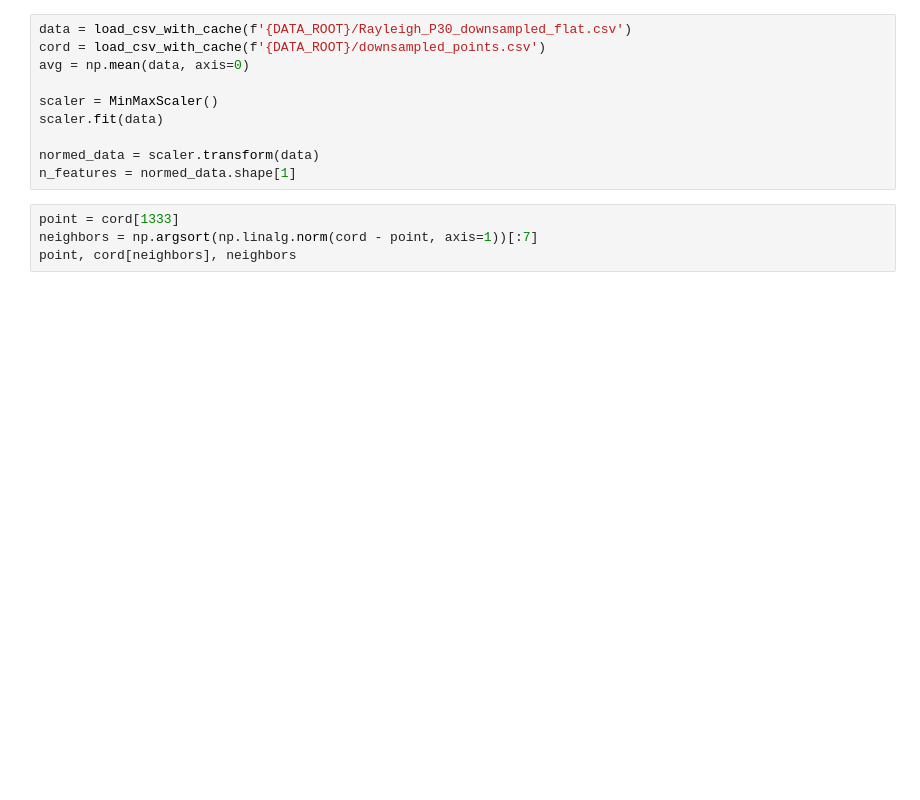
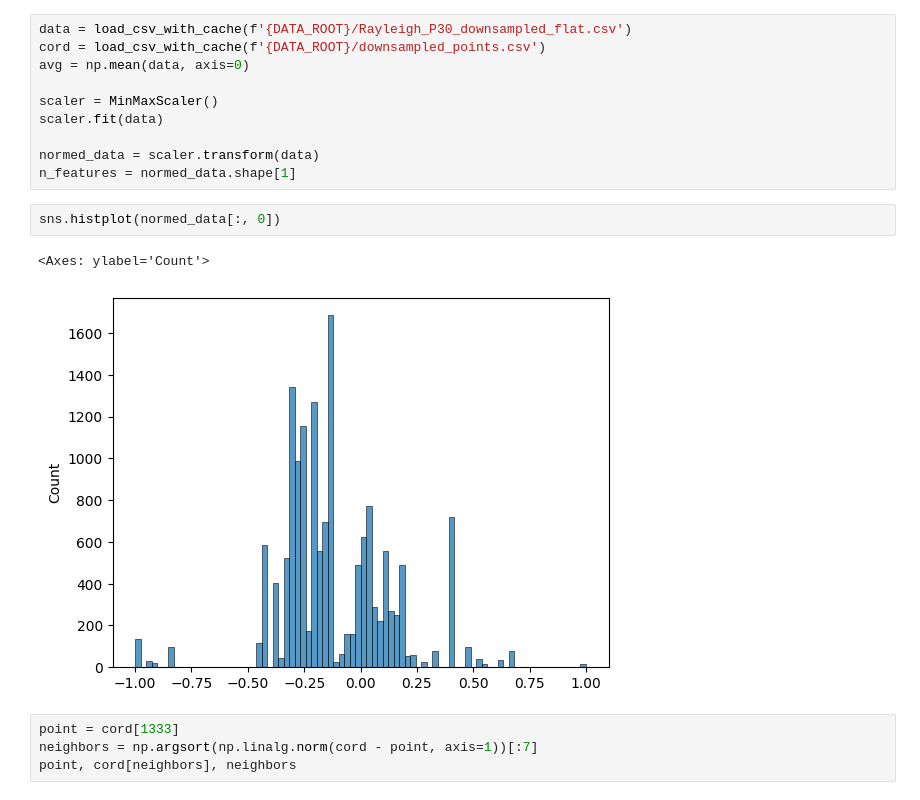
Before and after one commit to Moenupa/EIGAN, a Jupyter notebook: src/data_testing.ipynb, the cells around one changed output. Drawn from its saved outputs; the diff is of its cells as text; blank space fills up the shorter version.

```diff
--- a/src/data_testing.ipynb
+++ b/src/data_testing.ipynb
@@ -36,6 +28,11 @@ scaler.fit(data)
 
 normed_data = scaler.transform(data)
 n_features = normed_data.shape[1]
+# %%
+sns.histplot(normed_data[:, 0])
+# %% [output]
+<Axes: ylabel='Count'>
+[figure, added]
 # %%
 point = cord[1333]
 neighbors = np.argsort(np.linalg.norm(cord - point, axis=1))[:7]
```
Also changed, not shown: parts of 6 cells of this notebook, 4 other files.
